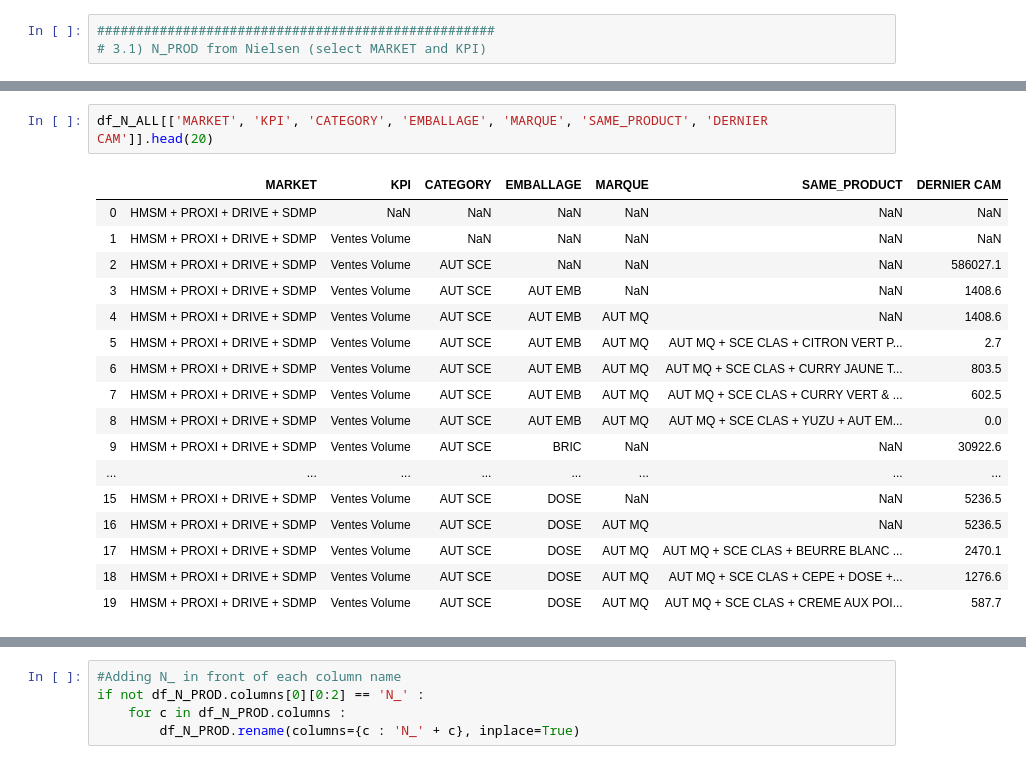
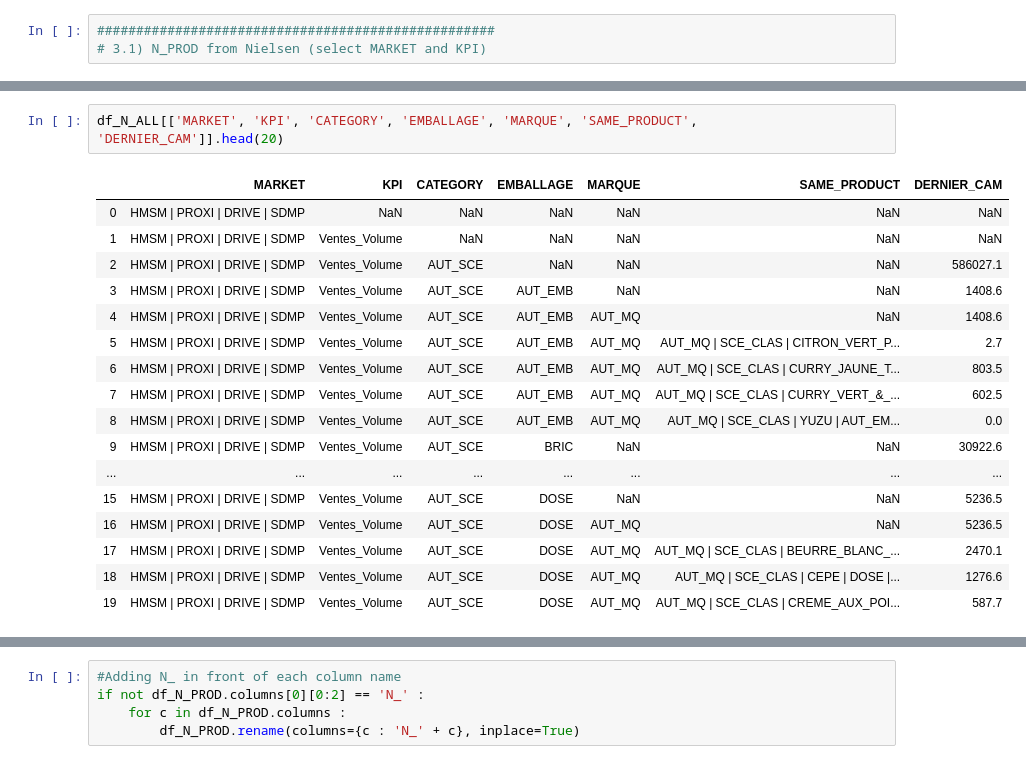
Before and after one commit to alex-toy/italians_do_it_better, a Jupyter notebook: M_MERGE/MERGE_N_O.ipynb, the cells around one changed output, grey strips where cells are left out. Drawn from its saved outputs; the diff is of its cells as text.

```diff
--- a/M_MERGE/MERGE_N_O.ipynb
+++ b/M_MERGE/MERGE_N_O.ipynb
@@ -138,20 +147,20 @@ memory usage: 82.9+ MB
 # %%
-df_N_ALL[['MARKET', 'KPI', 'CATEGORY', 'EMBALLAGE', 'MARQUE', 'SAME_PRODUCT', 'DERNIER CAM']].head(20)
+df_N_ALL[['MARKET', 'KPI', 'CATEGORY', 'EMBALLAGE', 'MARQUE', 'SAME_PRODUCT', 'DERNIER_CAM']].head(20)
 # %% [output]
-|  | MARKET | KPI | CATEGORY | EMBALLAGE | MARQUE | SAME_PRODUCT | DERNIER CAM |
-| 0 | HMSM + PROXI + DRIVE + SDMP | NaN | NaN | NaN | NaN | NaN | NaN |
-| 1 | HMSM + PROXI + DRIVE + SDMP | Ventes Volume | NaN | NaN | NaN | NaN | NaN |
-| 2 | HMSM + PROXI + DRIVE + SDMP | Ventes Volume | AUT SCE | NaN | NaN | NaN | 586027.1 |
-| 3 | HMSM + PROXI + DRIVE + SDMP | Ventes Volume | AUT SCE | AUT EMB | NaN | NaN | 1408.6 |
-| 4 | HMSM + PROXI + DRIVE + SDMP | Ventes Volume | AUT SCE | AUT EMB | AUT MQ | NaN | 1408.6 |
-| 5 | HMSM + PROXI + DRIVE + SDMP | Ventes Volume | AUT SCE | AUT EMB | AUT MQ | AUT MQ + SCE CLAS + CITRON VERT P... | 2.7 |
-| 6 | HMSM + PROXI + DRIVE + SDMP | Ventes Volume | AUT SCE | AUT EMB | AUT MQ | AUT MQ + SCE CLAS + CURRY JAUNE T... | 803.5 |
-| 7 | HMSM + PROXI + DRIVE + SDMP | Ventes Volume | AUT SCE | AUT EMB | AUT MQ | AUT MQ + SCE CLAS + CURRY VERT & ... | 602.5 |
-| 8 | HMSM + PROXI + DRIVE + SDMP | Ventes Volume | AUT SCE | AUT EMB | AUT MQ | AUT MQ + SCE CLAS + YUZU + AUT EM... | 0.0 |
-| 9 | HMSM + PROXI + DRIVE + SDMP | Ventes Volume | AUT SCE | BRIC | NaN | NaN | 30922.6 |
+|  | MARKET | KPI | CATEGORY | EMBALLAGE | MARQUE | SAME_PRODUCT | DERNIER_CAM |
+| 0 | HMSM | PROXI | DRIVE | SDMP | NaN | NaN | NaN | NaN | NaN | NaN |
+| 1 | HMSM | PROXI | DRIVE | SDMP | Ventes_Volume | NaN | NaN | NaN | NaN | NaN |
+| 2 | HMSM | PROXI | DRIVE | SDMP | Ventes_Volume | AUT_SCE | NaN | NaN | NaN | 586027.1 |
+| 3 | HMSM | PROXI | DRIVE | SDMP | Ventes_Volume | AUT_SCE | AUT_EMB | NaN | NaN | 1408.6 |
+| 4 | HMSM | PROXI | DRIVE | SDMP | Ventes_Volume | AUT_SCE | AUT_EMB | AUT_MQ | NaN | 1408.6 |
+| 5 | HMSM | PROXI | DRIVE | SDMP | Ventes_Volume | AUT_SCE | AUT_EMB | AUT_MQ | AUT_MQ | SCE_CLAS | CITRON_VERT_P... | 2.7 |
+| 6 | HMSM | PROXI | DRIVE | SDMP | Ventes_Volume | AUT_SCE | AUT_EMB | AUT_MQ | AUT_MQ | SCE_CLAS | CURRY_JAUNE_T... | 803.5 |
+| 7 | HMSM | PROXI | DRIVE | SDMP | Ventes_Volume | AUT_SCE | AUT_EMB | AUT_MQ | AUT_MQ | SCE_CLAS | CURRY_VERT_&_... | 602.5 |
+| 8 | HMSM | PROXI | DRIVE | SDMP | Ventes_Volume | AUT_SCE | AUT_EMB | AUT_MQ | AUT_MQ | SCE_CLAS | YUZU | AUT_EM... | 0.0 |
+| 9 | HMSM | PROXI | DRIVE | SDMP | Ventes_Volume | AUT_SCE | BRIC | NaN | NaN | 30922.6 |
 | ... | ... | ... | ... | ... | ... | ... | ... |
-| 15 | HMSM + PROXI + DRIVE + SDMP | Ventes Volume | AUT SCE | DOSE | NaN | NaN | 5236.5 |
-| 16 | HMSM + PROXI + DRIVE + SDMP | Ventes Volume | AUT SCE | DOSE | AUT MQ | NaN | 5236.5 |
-| 17 | HMSM + PROXI + DRIVE + SDMP | Ventes Volume | AUT SCE | DOSE | AUT MQ | AUT MQ + SCE CLAS + BEURRE BLANC ... | 2470.1 |
-| 18 | HMSM + PROXI + DRIVE + SDMP | Ventes Volume | AUT SCE | DOSE | AUT MQ | AUT MQ + SCE CLAS + CEPE + DOSE +... | 1276.6 |
-| 19 | HMSM + PROXI + DRIVE + SDMP | Ventes Volume | AUT SCE | DOSE | AUT MQ | AUT MQ + SCE CLAS + CREME AUX POI... | 587.7 |
+| 15 | HMSM | PROXI | DRIVE | SDMP | Ventes_Volume | AUT_SCE | DOSE | NaN | NaN | 5236.5 |
+| 16 | HMSM | PROXI | DRIVE | SDMP | Ventes_Volume | AUT_SCE | DOSE | AUT_MQ | NaN | 5236.5 |
+| 17 | HMSM | PROXI | DRIVE | SDMP | Ventes_Volume | AUT_SCE | DOSE | AUT_MQ | AUT_MQ | SCE_CLAS | BEURRE_BLANC_... | 2470.1 |
+| 18 | HMSM | PROXI | DRIVE | SDMP | Ventes_Volume | AUT_SCE | DOSE | AUT_MQ | AUT_MQ | SCE_CLAS | CEPE | DOSE |... | 1276.6 |
+| 19 | HMSM | PROXI | DRIVE | SDMP | Ventes_Volume | AUT_SCE | DOSE | AUT_MQ | AUT_MQ | SCE_CLAS | CREME_AUX_POI... | 587.7 |
```
Also changed, not shown: parts of 40 cells of this notebook, 11 other files.
